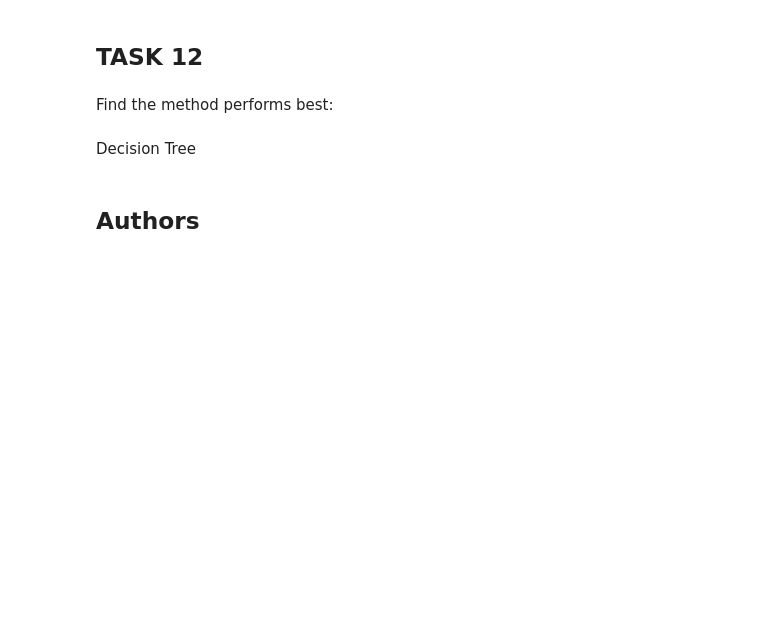
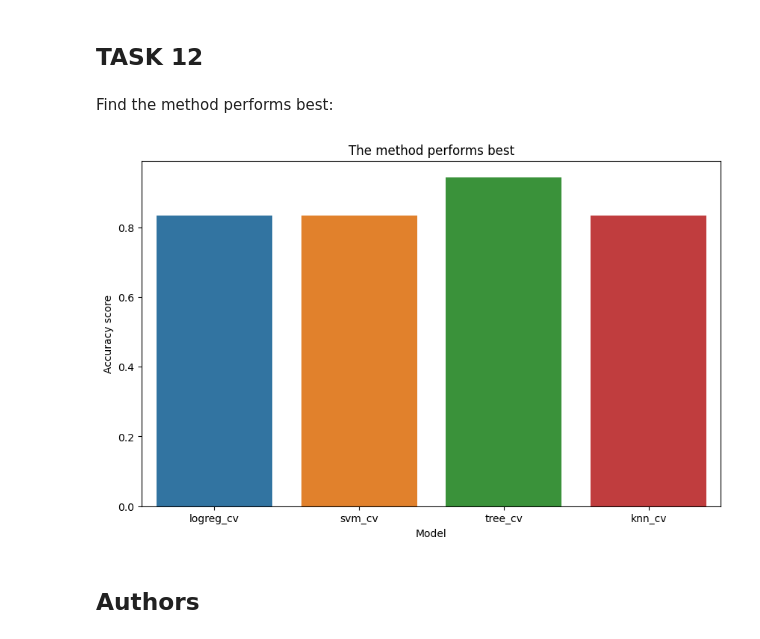
Before and after one commit to sonkd/python-project-for-data-science, a Jupyter notebook: Project/SpaceX_Machine Learning Prediction_Part_5.ipynb, the cells around one changed output. Drawn from its saved outputs; the diff is of its cells as text; code cells hidden in the pictures; blank space fills up the shorter version.

```diff
--- a/Project/SpaceX_Machine Learning Prediction_Part_5.ipynb
+++ b/Project/SpaceX_Machine Learning Prediction_Part_5.ipynb
@@ -398,8 +405,23 @@ plot_confusion_matrix(Y_test,yhat)
 ## TASK  12
 # %% [markdown]
 Find the method performs best:
-# %% [markdown]
-Decision Tree
+# %%
+import matplotlib.pyplot as plt
+import seaborn as sns
+
+df_bar = pd.DataFrame({
+    'Model': ['logreg_cv', 'svm_cv', 'tree_cv', 'knn_cv'],
+    'Accuracy': [test_score1, test_score2, test_score3, test_score4]
+})
+
+plt.figure(figsize=(10,6))
+sns.barplot(x='Model', y='Accuracy', hue='Model', data=df_bar)
+plt.title('The method performs best')
+plt.xlabel('Model')
+plt.ylabel('Accuracy score')
+plt.show()
+# %% [output]
+[figure, added]
 # %% [markdown]
 ## Authors
 # %% [markdown]
```
Also changed, not shown: parts of 5 cells of this notebook, 1 other file.
